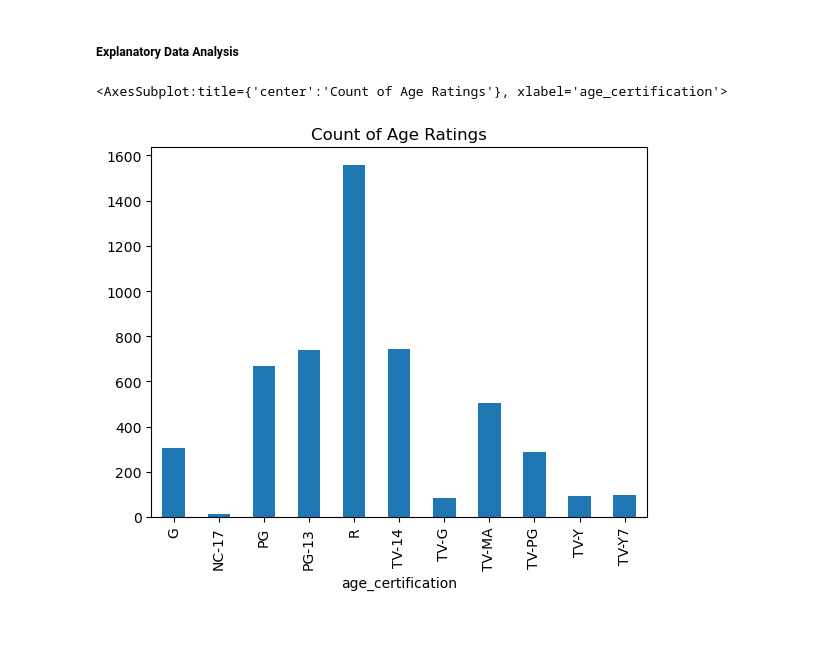
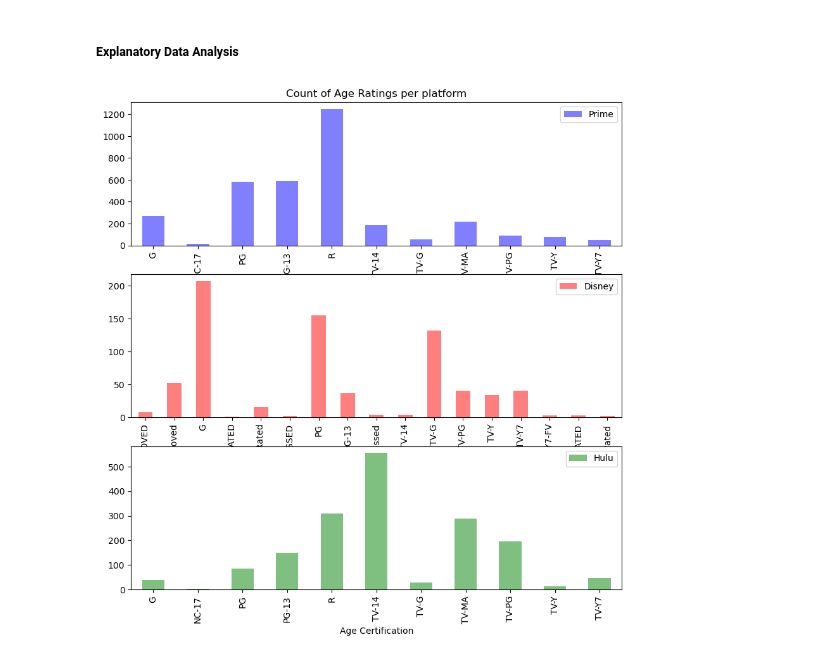
Before and after one commit to aprativ/Capstone-Project, a Jupyter notebook: movies.ipynb, the cells around one changed output. Cells and saved outputs as stored; diff of their text form; code cells hidden in the pictures; blank space fills up the shorter version.

```diff
--- a/movies.ipynb
+++ b/movies.ipynb
@@ -62,8 +62,29 @@ df.head()
 ##### Explanatory Data Analysis
 # %%
 # Rating Distrubution
-# %%
-df.groupby(['age_certification']).size().plot.bar(title="Count of Age Ratings")
-# %% [output]
-<AxesSubplot:title={'center':'Count of Age Ratings'}, xlabel='age_certification'>
-[figure, removed]
+# %%
+fig, ax = plt.subplots(3,figsize=(10, 10))
+
+# Plot the first line
+prime_df.groupby(['age_certification']).size().plot.bar(ax=ax[0], color='blue', alpha=0.5, label='Prime')
+
+# Plot the second line
+disney_df.groupby(['rated']).size().plot.bar(ax=ax[1], color='red', alpha=0.5, label='Disney')
+
+# Plot the third line
+hulu_df.groupby(['age_certification']).size().plot.bar(ax=ax[2], color='green', alpha=0.5, label='Hulu')
+
+# Set the title and labels
+ax[0].set_title('Count of Age Ratings per platform')
+ax[2].set_xlabel('Age Certification')
+
+
+# Set the legend
+ax[0].legend()
+ax[1].legend()
+ax[2].legend()
+
+# Show the plot
+plt.show()
+# %% [output]
+[figure, added]
```
Also changed, not shown: parts of 3 cells of this notebook.
